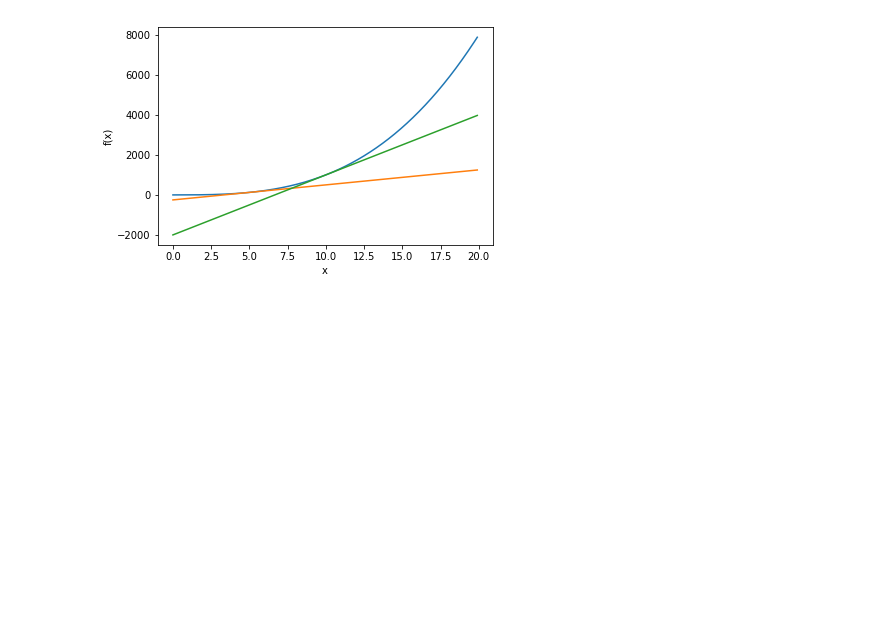
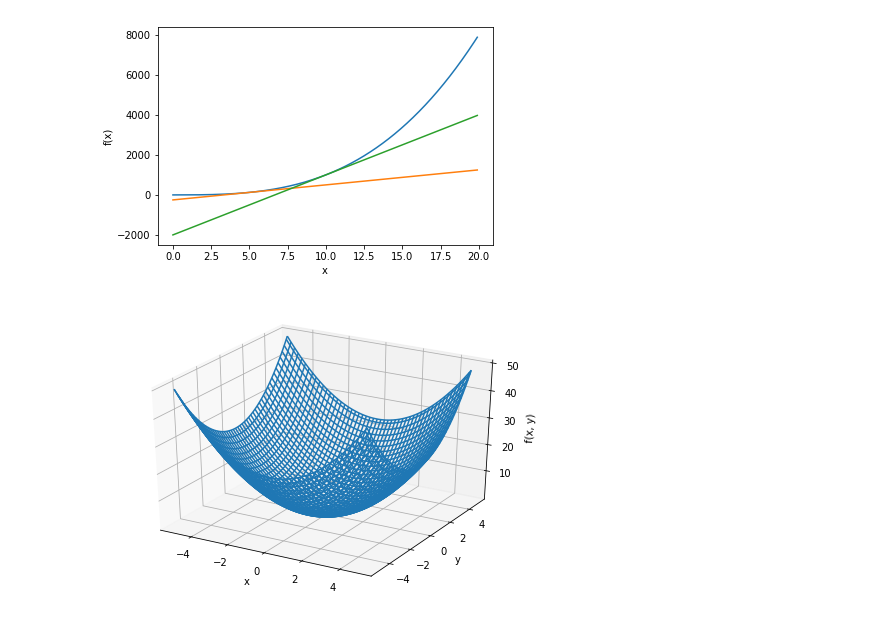
Before and after one commit to JojiKoike/DIYDeepLearning, a Jupyter notebook: chapter4/numerical_diff.ipynb, the cells around one changed output. Cells and saved outputs as stored; diff of their text form; code cells hidden in the pictures; blank space fills up the shorter version.

Commit message:
3D-graph

```diff
--- a/chapter4/numerical_diff.ipynb
+++ b/chapter4/numerical_diff.ipynb
@@ -38,3 +38,29 @@ plt.plot(x, y_2)
 plt.show()
 # %% [output]
 [figure]
+# %%
+from mpl_toolkits.mplot3d import  Axes3D
+import matplotlib.pylab as plt
+import numpy as np
+
+
+def function_2(x: np.ndarray, y: np.ndarray) -> np.ndarray:
+    return x**2 + y**2
+
+
+x: np.ndarray = np.arange(-5.0, 5.0, 0.1)
+y: np.ndarray = x
+X, Y = np.meshgrid(x, y)
+Z = function_2(X, Y)
+
+fig = plt.figure()
+ax = Axes3D(fig)
+
+ax.set_xlabel("x")
+ax.set_ylabel("y")
+ax.set_zlabel("f(x, y)")
+
+ax.plot_wireframe(X, Y, Z)
+plt.show()
+# %% [output]
+[figure, added]
```
